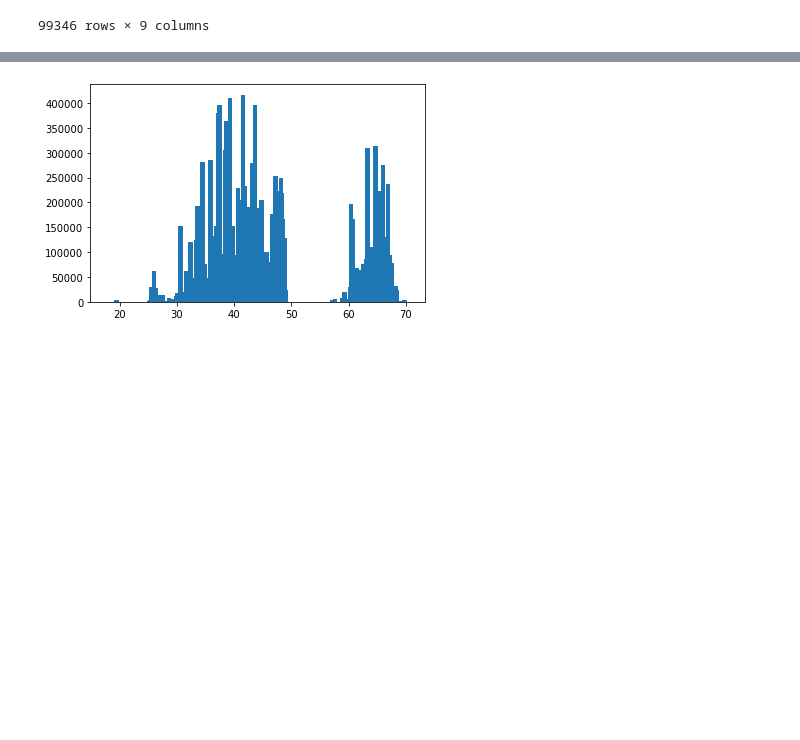
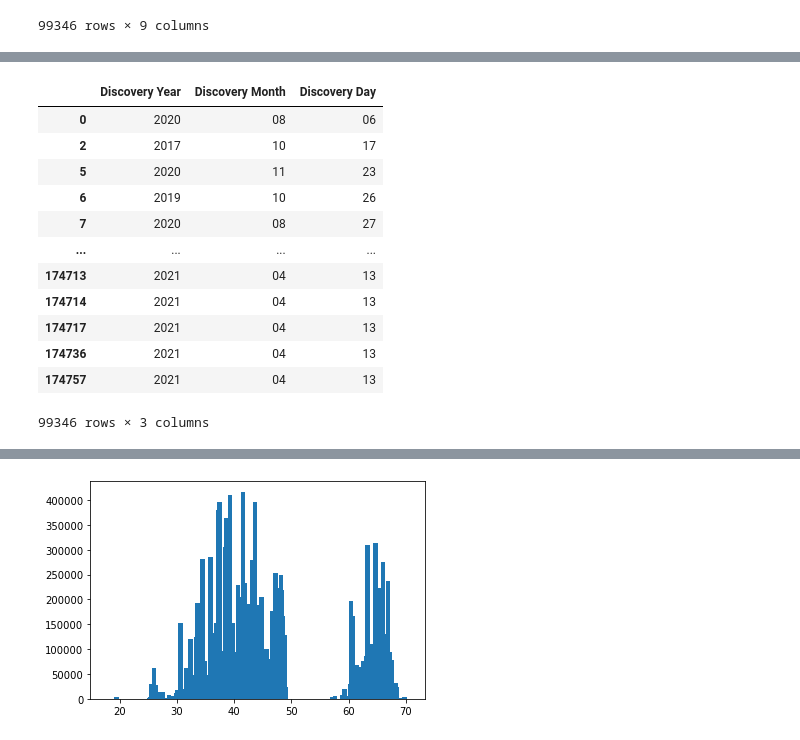
Before and after one commit to Renee-W/ProjectTest, a Jupyter notebook: justin's_directory/wildland_fire_locations_full_history.ipynb, the cells around one changed output, grey strips where cells are left out. Drawn from its saved outputs; the diff is of its cells as text; code cells hidden in the pictures; blank space fills up the shorter version.

```diff
--- a/justin's_directory/wildland_fire_locations_full_history.ipynb
+++ b/justin's_directory/wildland_fire_locations_full_history.ipynb
@@ -117,0 +100,19 @@ print(cleaned_wildland_fire_locations_full_history_df['FireDiscoveryDateTime'][0
+# %%
+discovery_dates_for_conversion_df = cleaned_wildland_fire_locations_full_history_df["FireDiscoveryDateTime"].str.split(expand=True)
+discovery_year_month_day_df = pd.DataFrame([],columns=['Discovery Year', 'Discovery Month', 'Discovery Day'])
+discovery_year_month_day_df[['Discovery Year', 'Discovery Month', 'Discovery Day']] = dates_for_conversion_df[0].str.split('/',expand=True)
+discovery_year_month_day_df
+# %% [output]
+|  | Discovery Year | Discovery Month | Discovery Day |
+| 0 | 2020 | 08 | 06 |
+| 2 | 2017 | 10 | 17 |
+| 5 | 2020 | 11 | 23 |
+| 6 | 2019 | 10 | 26 |
+| 7 | 2020 | 08 | 27 |
+| ... | ... | ... | ... |
+| 174713 | 2021 | 04 | 13 |
+| 174714 | 2021 | 04 | 13 |
+| 174717 | 2021 | 04 | 13 |
+| 174736 | 2021 | 04 | 13 |
+| 174757 | 2021 | 04 | 13 |
+99346 rows × 3 columns
```
Also changed, not shown: parts of 6 cells of this notebook.
